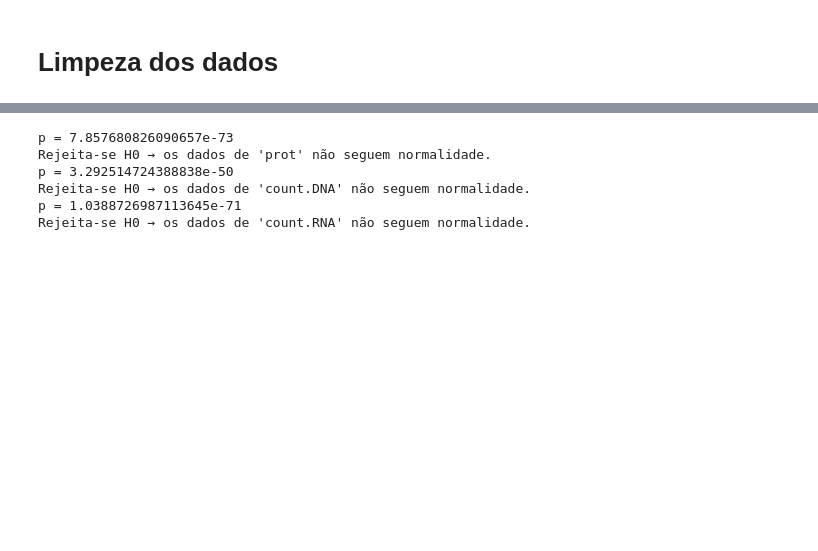
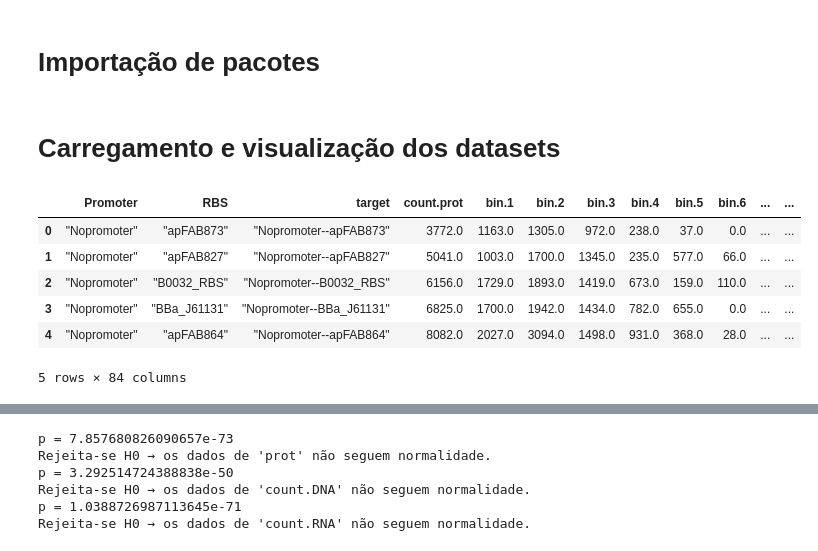
Before and after one commit to joaolima88/Projeto-Bioinformatica, a Jupyter notebook: scripts/preprocessamento_e_filtragem.ipynb, the cells around one changed output, grey strips where cells are left out. Cells and saved outputs as stored; diff of their text form; code cells hidden in the pictures; blank space fills up the shorter version.

```diff
--- a/scripts/preprocessamento_e_filtragem.ipynb
+++ b/scripts/preprocessamento_e_filtragem.ipynb
@@ -1,5 +1,5 @@
 # %% [markdown]
-# Limpeza dos dados
+# Importação de pacotes
 # %%
 import warnings
 import pandas as pd
@@ -10,13 +12,30 @@ from scipy.stats import shapiro, normaltest
+# %% [markdown]
+# Carregamento e visualização dos datasets
 # %%
 # Leitura dos dados
 
+# Caminhos relativos dos datasets
 dataset_constructs = "promoters_RBS.xlsx"
 dataset_promoters = "promoters.xlsx"
 dataset_rbs = "RBS.xlsx"
-
 
 warnings.filterwarnings('ignore', category=UserWarning, module='openpyxl') # suprimir um aviso por causa do rodapé e do cabeçalho (não consegue ler)
 
 df_constructs = pd.read_excel(dataset_constructs)
 promoters_df = pd.read_excel(dataset_promoters)
 rbs_df = pd.read_excel(dataset_rbs)
+
+# Visualizar os datasets
+display(df_constructs.head())
+display(promoters_df.head())
+display(rbs_df.head())
+
+# A ter em atenção - estes são os datasets originais do Kosuri, reparei que as sequências dos promotores e dos RBSs não estão no dataset com as combinações (df_constructs) - é preciso usar os datasets dos promotores e dos RBSs para concatenar as sequências e depois fazer a associação aos IDs destas
+# %% [output]
+|  | Promoter | RBS | target | count.prot | bin.1 | bin.2 | bin.3 | bin.4 | bin.5 | bin.6 | ... | ... |
+| 0 | "Nopromoter" | "apFAB873" | "Nopromoter--apFAB873" | 3772.0 | 1163.0 | 1305.0 | 972.0 | 238.0 | 37.0 | 0.0 | ... | ... |
+| 1 | "Nopromoter" | "apFAB827" | "Nopromoter--apFAB827" | 5041.0 | 1003.0 | 1700.0 | 1345.0 | 235.0 | 577.0 | 66.0 | ... | ... |
+| 2 | "Nopromoter" | "B0032_RBS" | "Nopromoter--B0032_RBS" | 6156.0 | 1729.0 | 1893.0 | 1419.0 | 673.0 | 159.0 | 110.0 | ... | ... |
+| 3 | "Nopromoter" | "BBa_J61131" | "Nopromoter--BBa_J61131" | 6825.0 | 1700.0 | 1942.0 | 1434.0 | 782.0 | 655.0 | 0.0 | ... | ... |
+| 4 | "Nopromoter" | "apFAB864" | "Nopromoter--apFAB864" | 8082.0 | 2027.0 | 3094.0 | 1498.0 | 931.0 | 368.0 | 28.0 | ... | ... |
+5 rows × 84 columns
```
Also changed, not shown: parts of 20 cells of this notebook.
